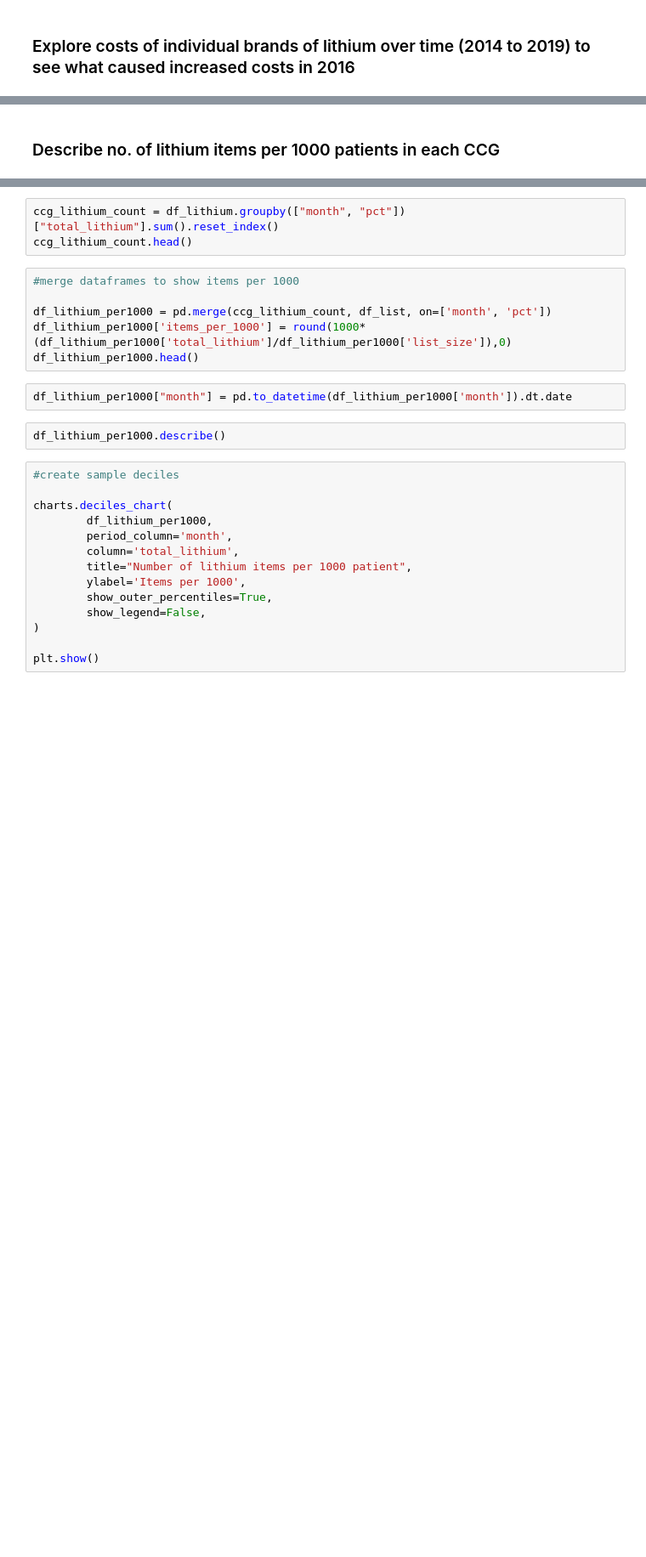
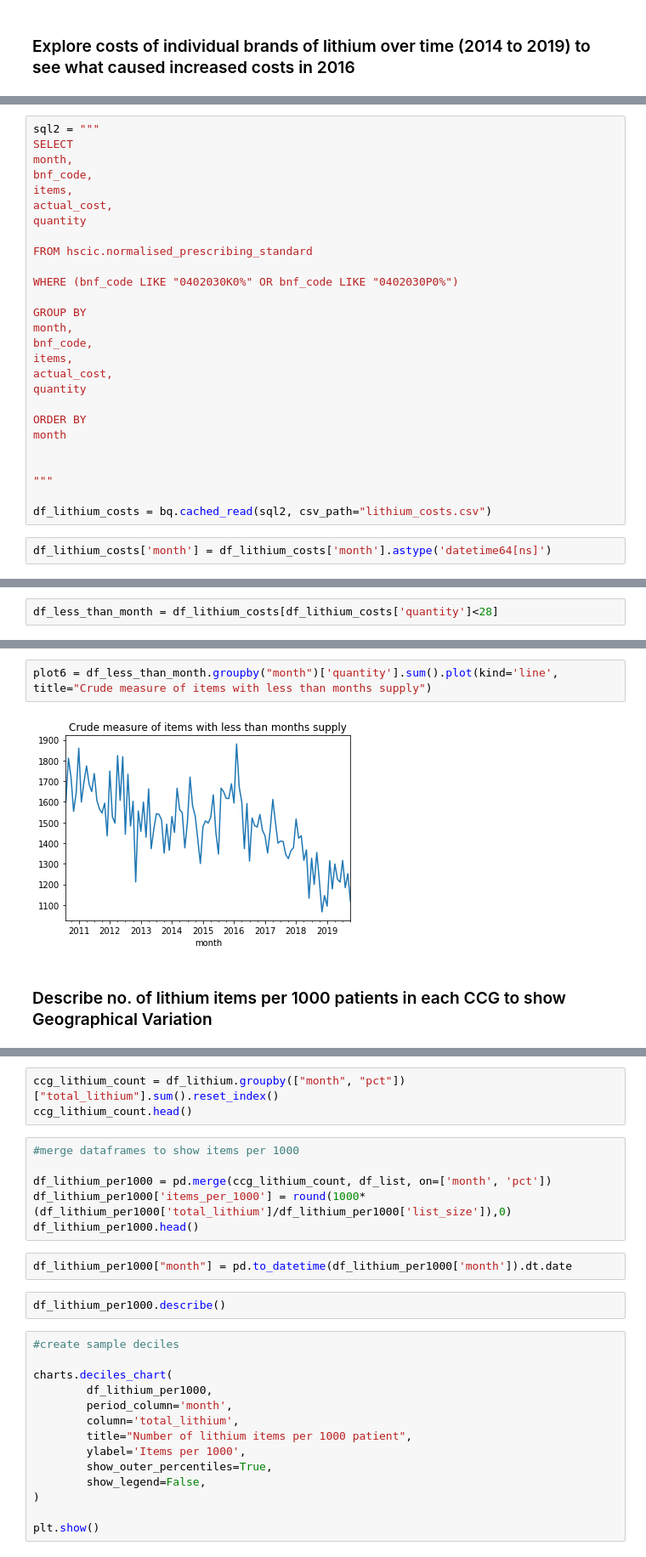
Before and after one commit to orlamac/lithium-paper, a Jupyter notebook: Lithium prescribing trends_update.ipynb, the cells around one changed output, grey strips where cells are left out. Shown at 85% size. Cells and saved outputs as stored; diff of their text form; blank space fills up the shorter version.

```diff
--- a/Lithium prescribing trends_update.ipynb
+++ b/Lithium prescribing trends_update.ipynb
@@ -259,0 +225,29 @@ GenericGBQException: Reason: 400 Syntax error: Unexpected keyword GROUP at [26:1
+# %%
+sql2 = """
+SELECT
+month,
+bnf_code,
+items,
+actual_cost,
+quantity
+
+FROM hscic.normalised_prescribing_standard
+
+WHERE (bnf_code LIKE "0402030K0%" OR bnf_code LIKE "0402030P0%")
+
+GROUP BY
+month,
+bnf_code,
+items,
+actual_cost,
+quantity
+
+ORDER BY
+month
+
+
+"""
+
+df_lithium_costs = bq.cached_read(sql2, csv_path="lithium_costs.csv")
+# %%
+df_lithium_costs['month'] = df_lithium_costs['month'].astype('datetime64[ns]')
@@ -259,0 +272,2 @@ GenericGBQException: Reason: 400 Syntax error: Unexpected keyword GROUP at [26:1
+# %%
+df_less_than_month = df_lithium_costs[df_lithium_costs['quantity']<28]
@@ -260,4 +283,8 @@ GenericGBQException: Reason: 400 Syntax error: Unexpected keyword GROUP at [26:1
+# %%
+plot6 = df_less_than_month.groupby("month")['quantity'].sum().plot(kind='line', title="Crude measure of items with less than months supply")
+# %% [output]
+[figure, added]
 # %% [markdown]
-### Describe no. of lithium items per 1000 patients in each CCG
+### Describe no. of lithium items per 1000 patients in each CCG to show Geographical Variation
 # %%
 ##get list size info
```
Also changed, not shown: parts of 10 cells of this notebook.
